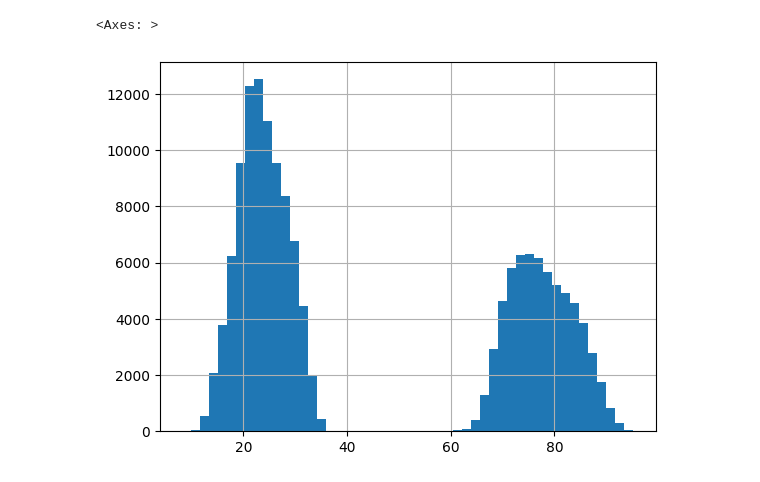
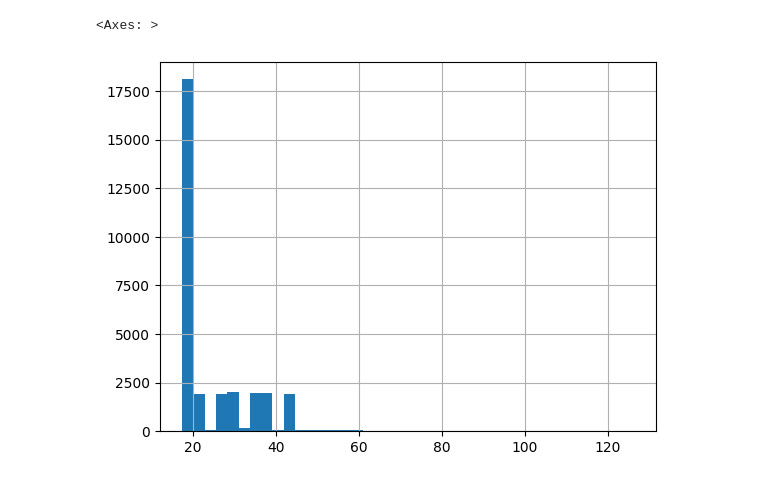
Before and after one commit to RVdeported/sibur-hack-2023, a Jupyter notebook: task_2/eda.ipynb, the cells around one changed output. Drawn from its saved outputs; the diff is of its cells as text; code cells hidden in the pictures.

```diff
--- a/task_2/eda.ipynb
+++ b/task_2/eda.ipynb
@@ -141,5 +141,5 @@ plt.show()
 # %%
-train["target0"].hist(bins=50)
+train["feature1"].hist(bins=40)
 # %% [output]
 <Axes: >
-[figure, old version]
+[figure, new version]
```
Also changed, not shown: parts of 9 cells of this notebook, 17 other files.
